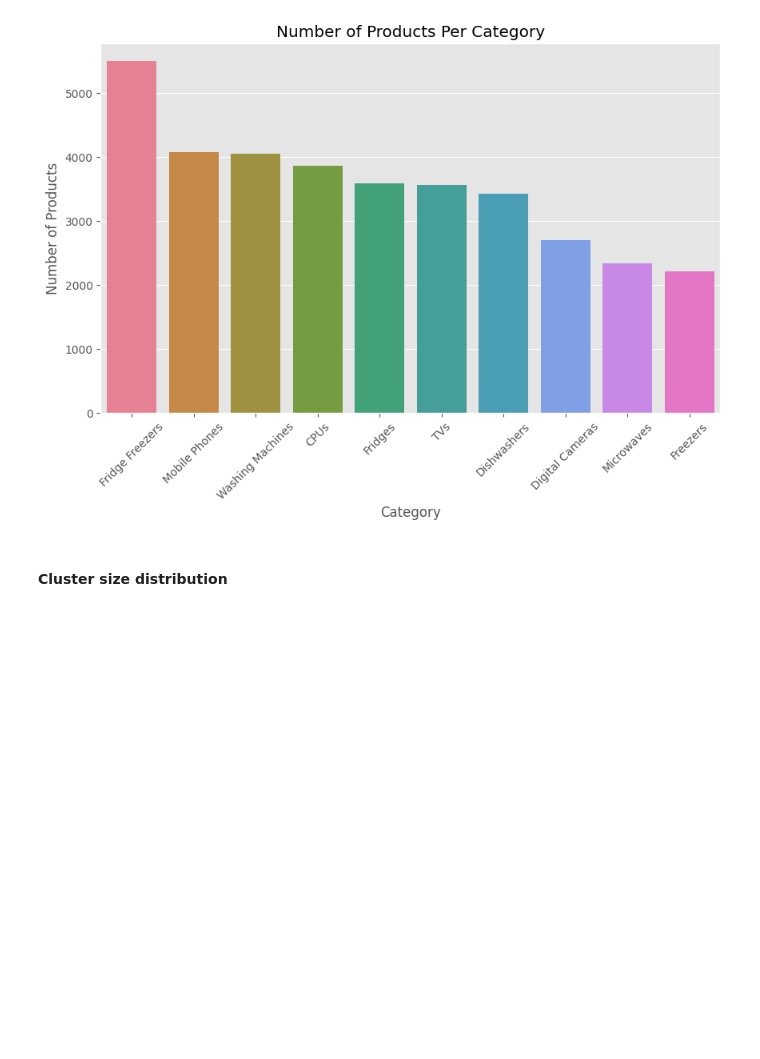
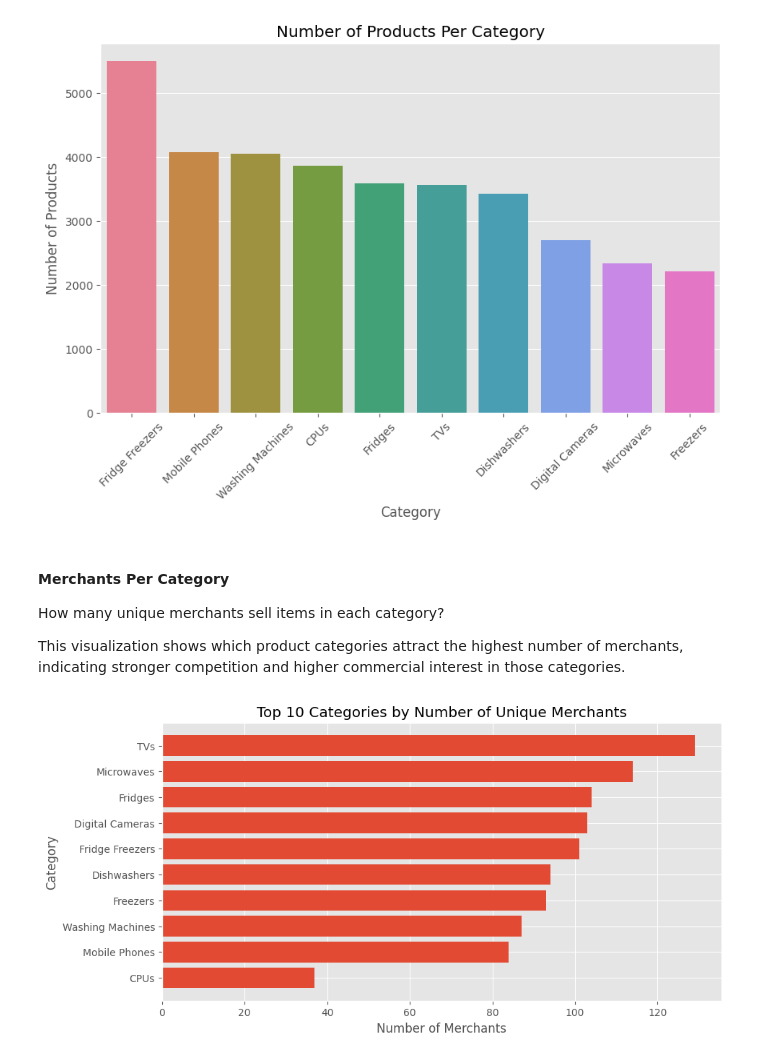
Before and after one commit to therealndagha/predictive_analytics_assignment, a Jupyter notebook: assignment.ipynb, the cells around one changed output. Saved outputs shown, nothing was run; the diff lists cells and outputs as text; code cells hidden in the pictures; blank space fills up the shorter version.

```diff
--- a/assignment.ipynb
+++ b/assignment.ipynb
@@ -135,4 +135,25 @@ plt.show()
 # %% [output]
 [figure]
 # %% [markdown]
-<h4>Cluster size distribution </h4>
+<h4>Merchants Per Category</h4>
+<p>How many unique merchants sell items in each category?</p>
+<p>This visualization shows which product categories attract the highest number of merchants, indicating stronger competition and higher commercial interest in those categories.</p>
+# %%
+
+merchants_per_category = (
+    df.groupby("Category Label")["Merchant ID"]
+      .nunique()
+      .sort_values(ascending=False)
+      .head(10)
+)
+
+
+plt.figure(figsize=(10,5))
+plt.barh(merchants_per_category.index, merchants_per_category.values)
+plt.title("Top 10 Categories by Number of Unique Merchants")
+plt.xlabel("Number of Merchants")
+plt.ylabel("Category")
+plt.gca().invert_yaxis()
+plt.show()
+# %% [output]
+[figure, added]
```
Also changed, not shown: parts of 15 cells of this notebook, 1 other file.
